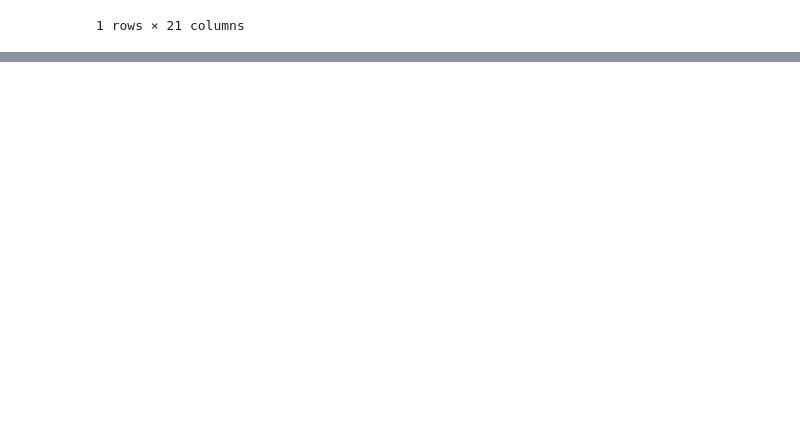
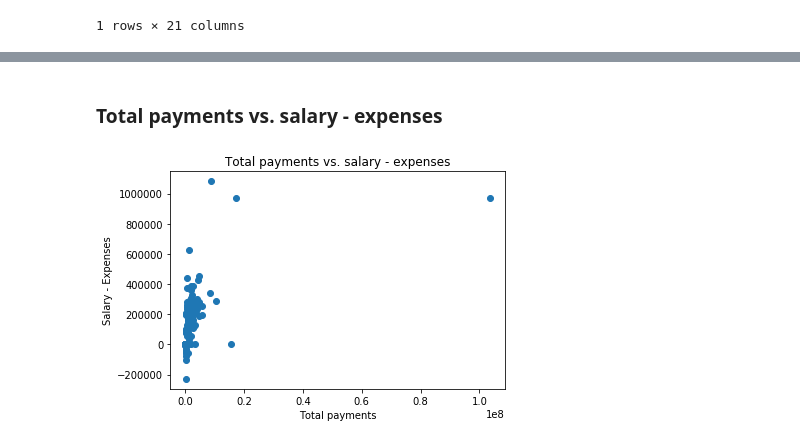
Before and after one commit to XCMer/DAND-Identify-Fraud, a Jupyter notebook: notebooks/Exploration.ipynb, the cells around one changed output, grey strips where cells are left out. Saved outputs shown, nothing was run; the diff lists cells and outputs as text; code cells hidden in the pictures; blank space fills up the shorter version.

```diff
--- a/notebooks/Exploration.ipynb
+++ b/notebooks/Exploration.ipynb
@@ -303,0 +322,13 @@ enron_data_pd1[enron_data_pd1['total_payments'] > 1e8]
+# %% [markdown]
+### Total payments vs. salary - expenses
+# %%
+plt.figure()
+plt.scatter(enron_data_pd1['total_payments'], enron_data_pd1['salary'] - enron_data_pd1['expenses'])
+plt.xlabel('Total payments')
+plt.ylabel('Salary - Expenses')
+plt.title('Total payments vs. salary - expenses')
+
+plt.show()
+plt.close()
+# %% [output]
+[figure, added]
```
Also changed, not shown: parts of 25 cells of this notebook, 4 other files.
